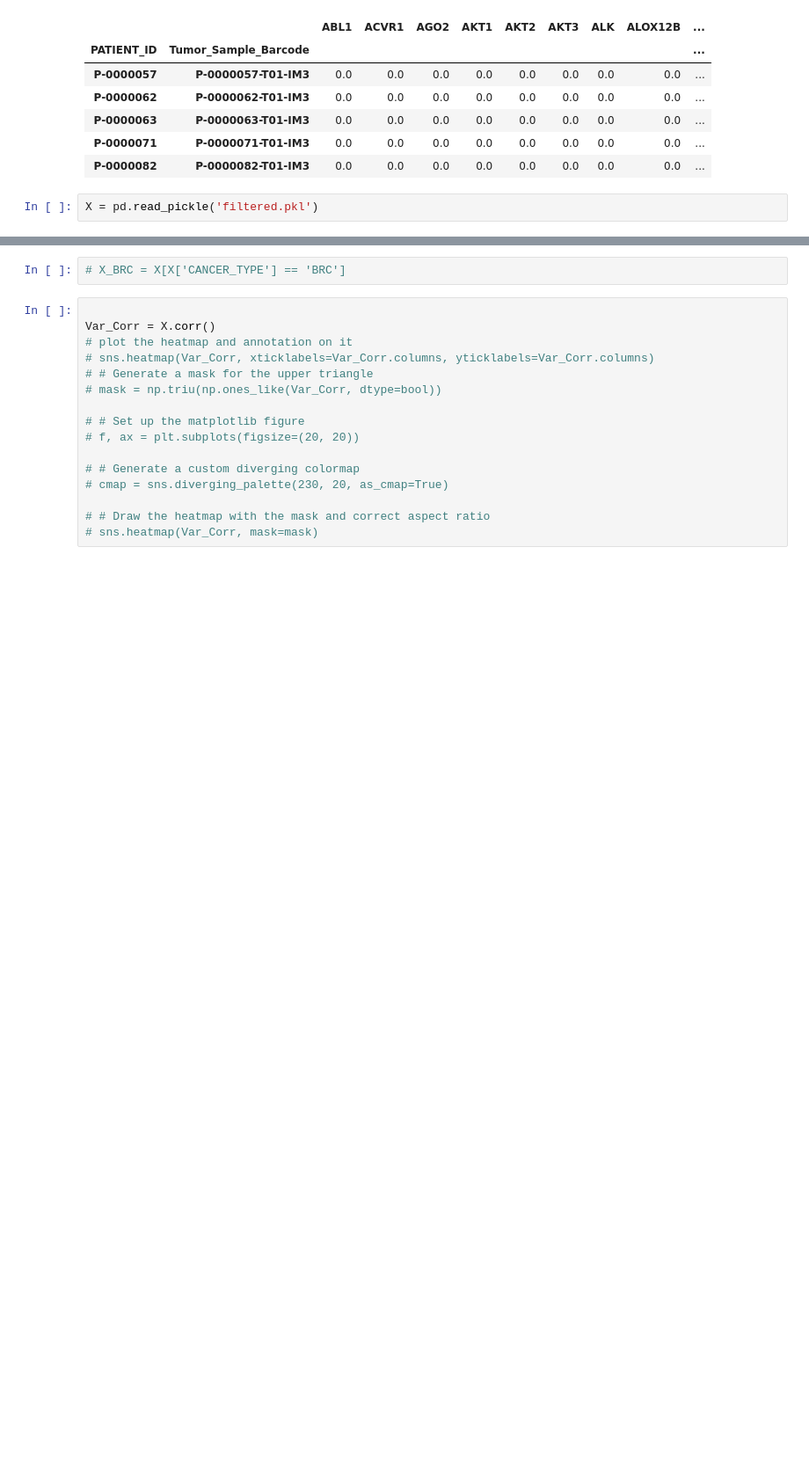
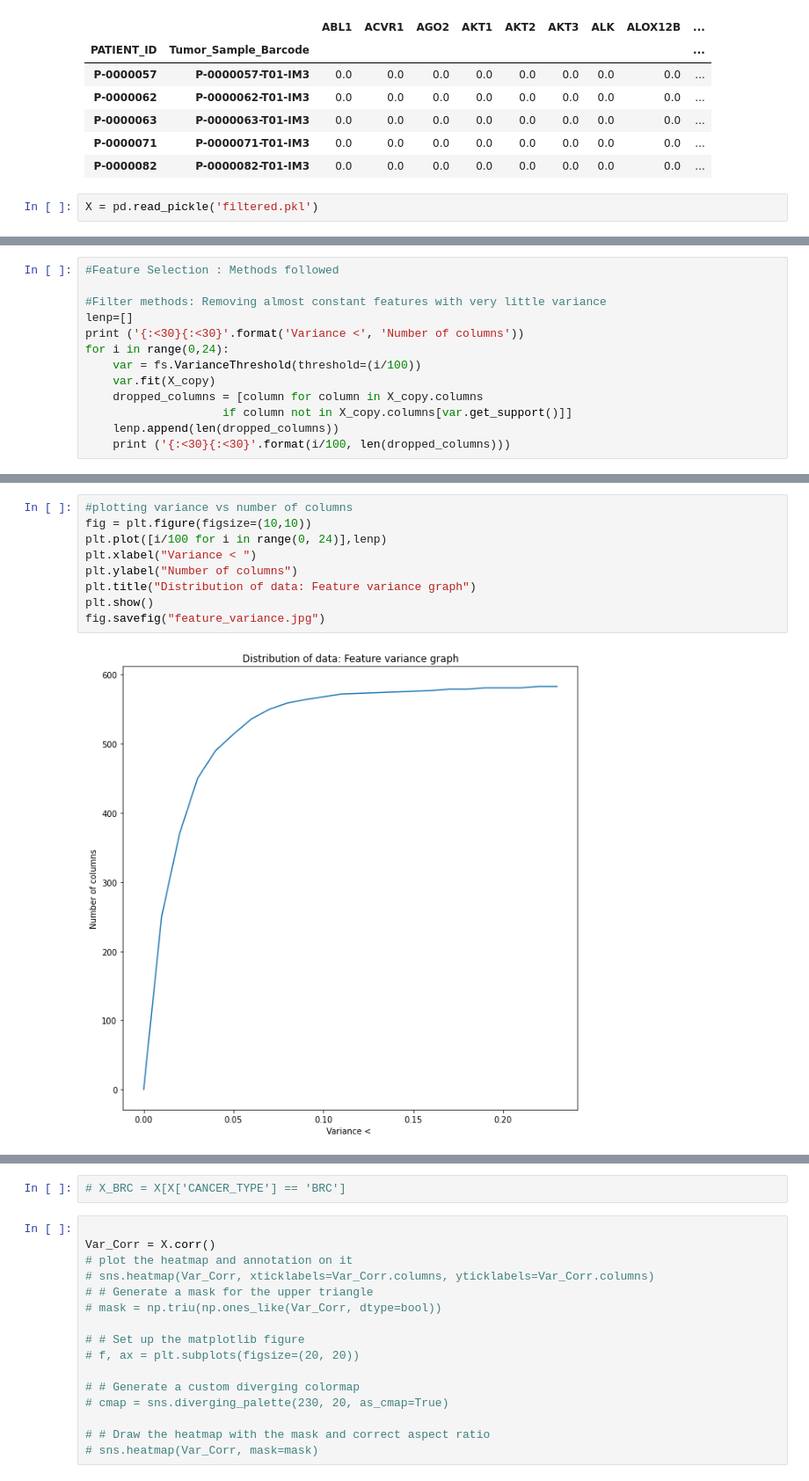
Before and after one commit to rikrixa/DataExploration, a Jupyter notebook: explore.ipynb, the cells around one changed output, grey strips where cells are left out. Shown at 88% size. Saved outputs shown, nothing was run; the diff lists cells and outputs as text; blank space fills up the shorter version.

```diff
--- a/explore.ipynb
+++ b/explore.ipynb
@@ -232,0 +266,13 @@ array(['BRC', 'ESC', 'BLC', 'NSCLC', 'GL', 'HNC', 'ML', 'CC', 'RCC',
+# %%
+#Feature Selection : Methods followed
+
+#Filter methods: Removing almost constant features with very little variance
+lenp=[]
+print ('{:<30}{:<30}'.format('Variance <', 'Number of columns'))
+for i in range(0,24):
+    var = fs.VarianceThreshold(threshold=(i/100))
+    var.fit(X_copy)
+    dropped_columns = [column for column in X_copy.columns
+                    if column not in X_copy.columns[var.get_support()]]
+    lenp.append(len(dropped_columns))
+    print ('{:<30}{:<30}'.format(i/100, len(dropped_columns)))
@@ -232,0 +297,11 @@ array(['BRC', 'ESC', 'BLC', 'NSCLC', 'GL', 'HNC', 'ML', 'CC', 'RCC',
+# %%
+#plotting variance vs number of columns
+fig = plt.figure(figsize=(10,10))
+plt.plot([i/100 for i in range(0, 24)],lenp)
+plt.xlabel("Variance < ")
+plt.ylabel("Number of columns")
+plt.title("Distribution of data: Feature variance graph")
+plt.show()
+fig.savefig("feature_variance.jpg")
+# %% [output]
+[figure, added]
```
Also changed, not shown: parts of 30 cells of this notebook.
